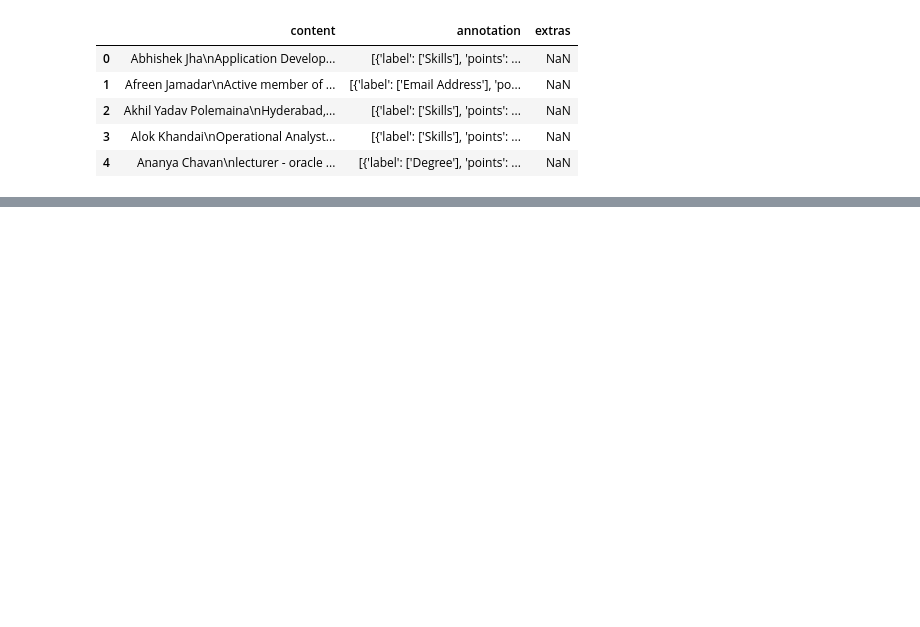
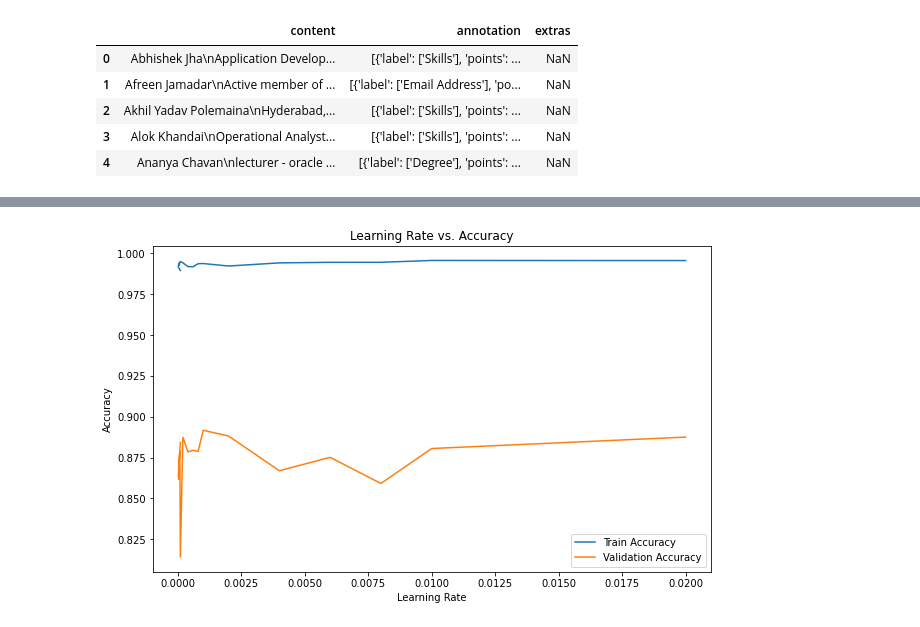
Before and after one commit to skills-recommender/production, a Jupyter notebook: notebooks/resumeskillsextractor/resumeskillsextractor.ipynb, the cells around one changed output, grey strips where cells are left out. Saved outputs shown, nothing was run; the diff lists cells and outputs as text; code cells hidden in the pictures; blank space fills up the shorter version.

Commit message:
Added iterator for various learning rates.
For each iteration classification report and confusion matrix is generated.
These were done before project submissions. Uploading a couple of hour late.

```diff
--- a/notebooks/resumeskillsextractor/resumeskillsextractor.ipynb
+++ b/notebooks/resumeskillsextractor/resumeskillsextractor.ipynb
@@ -385,7 +374,9 @@ def train_and_save_model(
         # Evaluate loss, acc, conf. matrix, and class. report on devset
         pred_tags = [idx2tag[i] for i in predictions]
         valid_tags = [idx2tag[i] for i in true_labels]
-        cl_report = classification_report(valid_tags, pred_tags)
+        #print(pred_tags)
+        #print(valid_tags)
+        cl_report = classification_report([valid_tags], [pred_tags])
         conf_mat = annot_confusion_matrix(valid_tags, pred_tags)
         eval_loss = eval_loss / nb_eval_steps
         eval_accuracy = eval_accuracy / nb_eval_steps
@@ -395,3 +386,4 @@ def train_and_save_model(
         print(f"Validation Accuracy: {eval_accuracy}")
         print(f"Classification Report:\n {cl_report}")
         print(f"Confusion Matrix:\n {conf_mat}")
+        return tr_loss, tr_accuracy, eval_loss, eval_accuracy
@@ -517,0 +390,27 @@ Years of Experience                     [ 0  0  0  0  0  0  0  0 11  0  4]
+# %%
+learning_rate = [1e-4,2e-5,4e-5,6e-5,8e-5,1e-4,2e-4,4e-4,6e-4,8e-4,1e-3,2e-3,4e-3,6e-3,8e-3,1e-2,2e-2]
+
+tr_loss  = []
+tr_acc   = []
+val_loss = []
+val_acc  = []
+
+optimizer = Adam(optimizer_grouped_parameters, lr=2e-4)
+
+for lr in learning_rate:
+    tl,ta,vl,va = train_and_save_model(
+        model,
+        TOKENIZER,
+        optimizer,
+        EPOCHS,
+        idx2tag,
+        tag2idx,
+        MAX_GRAD_NORM,
+        DEVICE,
+        train_dl,
+        val_dl
+    )
+    tr_loss.append(tl)
+    tr_acc.append(ta)
+    val_loss.append(vl)
+    val_acc.append(va)
@@ -517,0 +610,15 @@ Years of Experience                     [ 0  0  0  0  0  0  0  0 11  0  4]
+# %%
+import matplotlib.pyplot as plt
+
+plt.figure(figsize=(10, 6))
+
+plt.plot(learning_rate, tr_acc, label = "Train Accuracy")
+plt.plot(learning_rate, val_acc, label = "Validation Accuracy")
+
+plt.title("Learning Rate vs. Accuracy")
+plt.xlabel("Learning Rate")
+plt.ylabel("Accuracy")
+plt.legend()
+plt.show()
+# %% [output]
+[figure, added]
```
Also changed, not shown: parts of 6 cells of this notebook.
